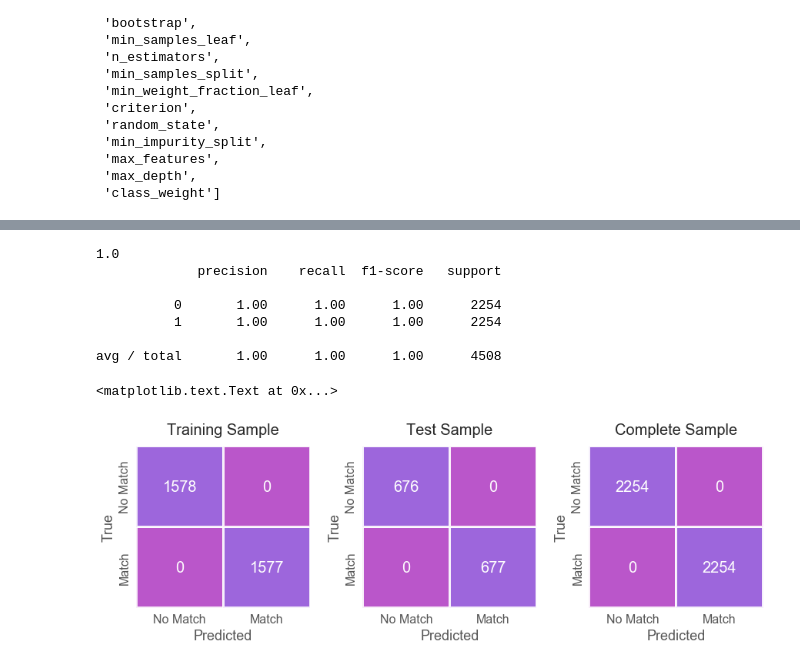
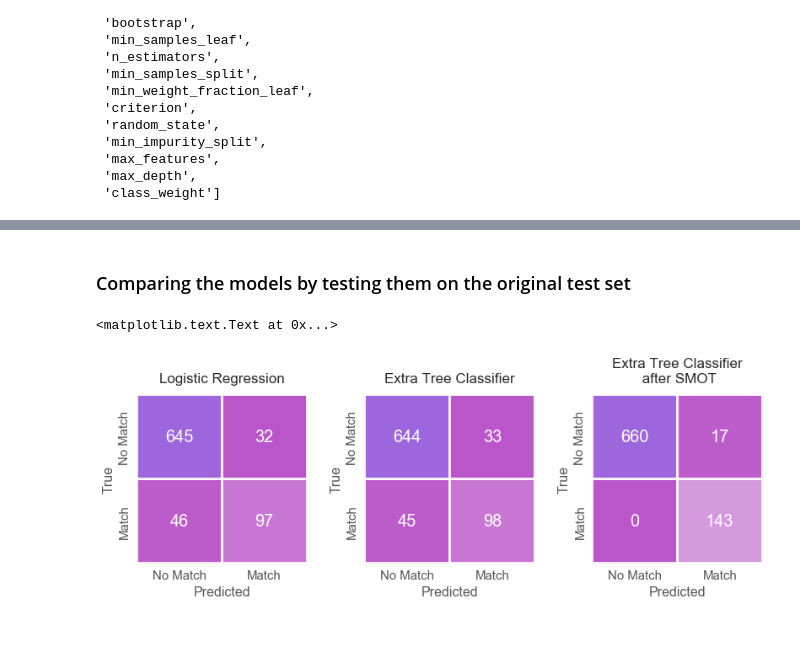
Before and after one commit to dmarinav/My-Projects, a Jupyter notebook: SPEED DATING/MALE MODEL_PART4b.ipynb, the cells around one changed output, grey strips where cells are left out. Saved outputs shown, nothing was run; the diff lists cells and outputs as text; code cells hidden in the pictures; blank space fills up the shorter version.

```diff
--- a/SPEED DATING/MALE MODEL_PART4b.ipynb
+++ b/SPEED DATING/MALE MODEL_PART4b.ipynb
@@ -661,0 +703,10 @@ et5.get_params().keys()
+# %%
+
+y_pred_test=clf.predict(X_test)
+
+
+matrix_clf = np.array(confusion_matrix(y_test, y_pred_test))
+
+
+confusion_clf = pd.DataFrame(matrix_clf, index=['No Match','Match'],\
+                     columns=['No Match','Match'])
@@ -798,0 +769,6 @@ avg / total       1.00      1.00      1.00      3155
+# %%
+y_pred_test=et.predict(X_test)
+matrix_et = np.array(confusion_matrix(y_test,y_pred_test))
+
+confusion_et = pd.DataFrame(matrix_et, index=['No Match','Match'],\
+                     columns=['No Match','Match'])
@@ -810,48 +837,41 @@ avg / total       1.00      1.00      1.00      1353
-# %%
-print accuracy_score(y_resampled5, y_pred_all)
-print classification_report(y_resampled5, y_pred_all)
-# %% [output]
-1.0
-             precision    recall  f1-score   support
-
-          0       1.00      1.00      1.00      2254
-          1       1.00      1.00      1.00      2254
-
-avg / total       1.00      1.00      1.00      4508
+# %% [markdown]
+### Comparing the models by testing them on the original test set
 # %%
 plt.style.use(['ggplot'])
 
-fig, axes = plt.subplots(1,3, figsize=(12,3.5))
-# plt.tight_layout(h_pad=2)
+fig, axes = plt.subplots(1,3, figsize=(11,3.5))
+plt.tight_layout(h_pad=2)
 plt.tight_layout(w_pad=4.0)
 
 colors=['red']
 
+
 #cmap = sns.diverging_palette(280, 300, as_cmap=True)
 cmap = sns.diverging_palette(300, 280, as_cmap=True)
-sns.heatmap(confusion1, annot=True, annot_kws={"size": 20},cmap=cmap,fmt='g', cbar=False,linewidths=2,ax=axes[0], alpha=.9)
+g=sns.heatmap(confusion_lr2, annot=True, annot_kws={"size": 20},cmap=cmap,fmt='g', cbar=False,linewidths=2,ax=axes[0], alpha=.9)
 # plt.xticks(rotation=0, fontsize=16)
 # plt.yticks(fontsize=16)
-axes[0].set_xticklabels(['No Match', 'Match'], fontsize=16)
-axes[0].set_yticklabels(['Match', 'No Match'], fontsize=16)
-axes[0].set_ylabel('True', fontsize=18)
-axes[0].set_xlabel('Predicted', fontsize=18)
-axes[0].set_title("Training Sample", fontsize=20, y=1.05)
+axes[0].set_xticklabels(['No Match', 'Match'], fontsize=15)
+axes[0].set_yticklabels(['Match', 'No Match'], fontsize=15)
+axes[0].set_ylabel('True', fontsize=16)
+axes[0].set_xlabel('Predicted', fontsize=16)
+axes[0].set_title("Logistic Regression", fontsize=17, y=1.05)
 
-sns.heatmap(confusion2, annot=True, annot_kws={"size": 20},cmap=cmap,fmt='g', cbar=False,linewidths=2,ax=axes[1], alpha=.9)
-axes[1].set_xticklabels(['No Match', 'Match'], fontsize=16)
-axes[1].set_yticklabels(['Match', 'No Match'], fontsize=16)
-axes[1].set_ylabel('True', fontsize=18)
-axes[1].set_xlabel('Predicted', fontsize=18)
-axes[1].set_title("Test Sample", fontsize=20, y=1.05)
+g=sns.heatmap(confusion_et, annot=True, annot_kws={"size": 20},cmap=cmap,fmt='g', cbar=False,linewidths=2,ax=axes[1], alpha=.9)
+axes[1].set_xticklabels(['No Match', 'Match'], fontsize=15)
+axes[1].set_yticklabels(['Match', 'No Match'], fontsize=15)
+axes[1].set_ylabel('True', fontsize=16)
+axes[1].set_xlabel('Predicted', fontsize=16)
+axes[1].set_title("Extra Tree Classifier", fontsize=17, y=1.05)
+plt.subplots_adjust(top=0.9)
 
-sns.heatmap(confusion3, annot=True, annot_kws={"size": 20},cmap=cmap,fmt='g',cbar=False,linewidths=2,ax=axes[2], alpha=.9)
-axes[2].set_xticklabels(['No Match', 'Match'], fontsize=16)
-axes[2].set_yticklabels(['Match', 'No Match'], fontsize=16)
-axes[2].set_ylabel('True', fontsize=18)
-axes[2].set_xlabel('Predicted', fontsize=18)
-axes[2].set_title("Complete Sample", fontsize=20, y=1.05)
+sns.heatmap(confusion_clf, annot=True, annot_kws={"size": 20},cmap=cmap,fmt='g',cbar=False,linewidths=2,ax=axes[2], alpha=.9)
+axes[2].set_xticklabels(['No Match', 'Match'], fontsize=15)
+axes[2].set_yticklabels(['Match', 'No Match'], fontsize=15)
+axes[2].set_ylabel('True', fontsize=16)
+axes[2].set_xlabel('Predicted', fontsize=16)
+axes[2].set_title("Extra Tree Classifier\n after SMOT", fontsize=17, y=1.05)
 # %% [output]
 <matplotlib.text.Text at 0x...>
-[figure, old version]
+[figure, new version]
 # %%
```
Also changed, not shown: parts of 24 cells of this notebook, 3 other files.
